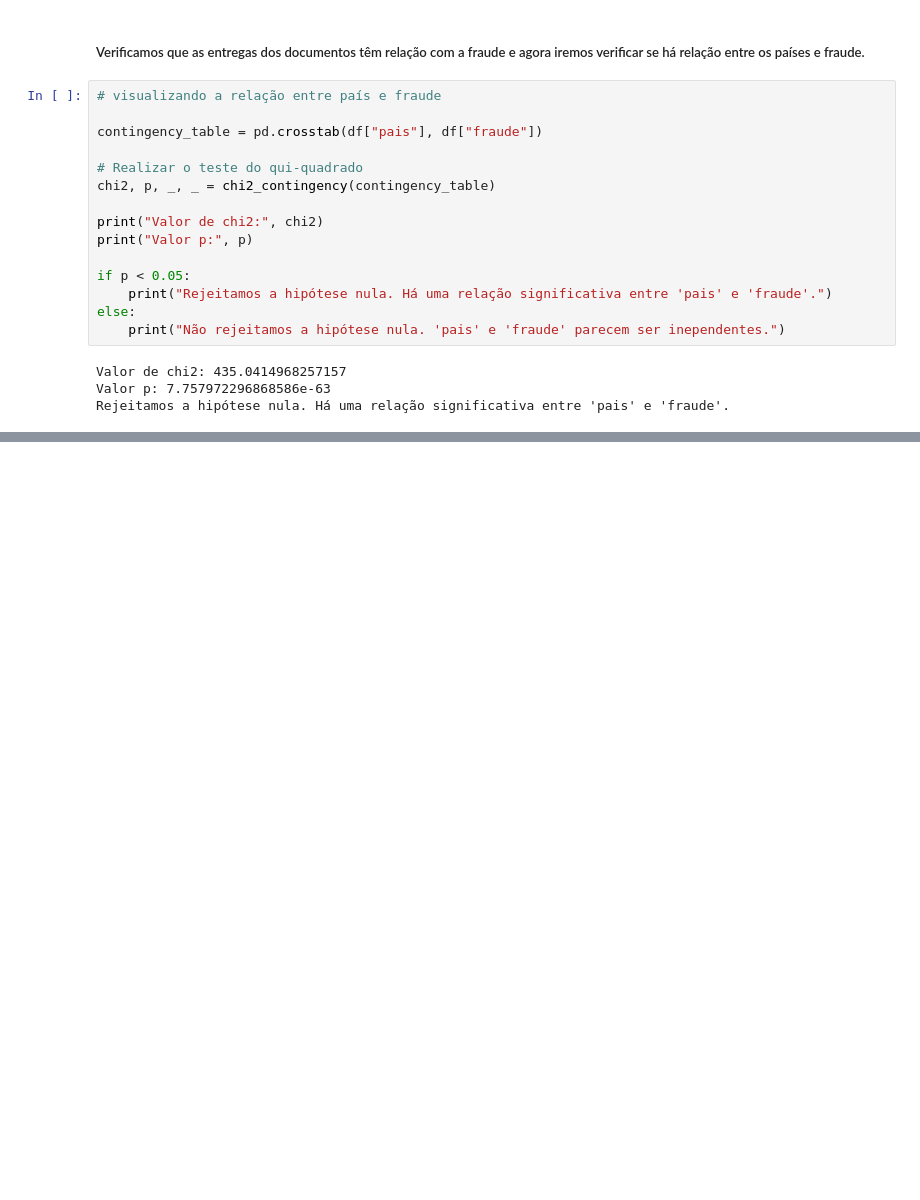
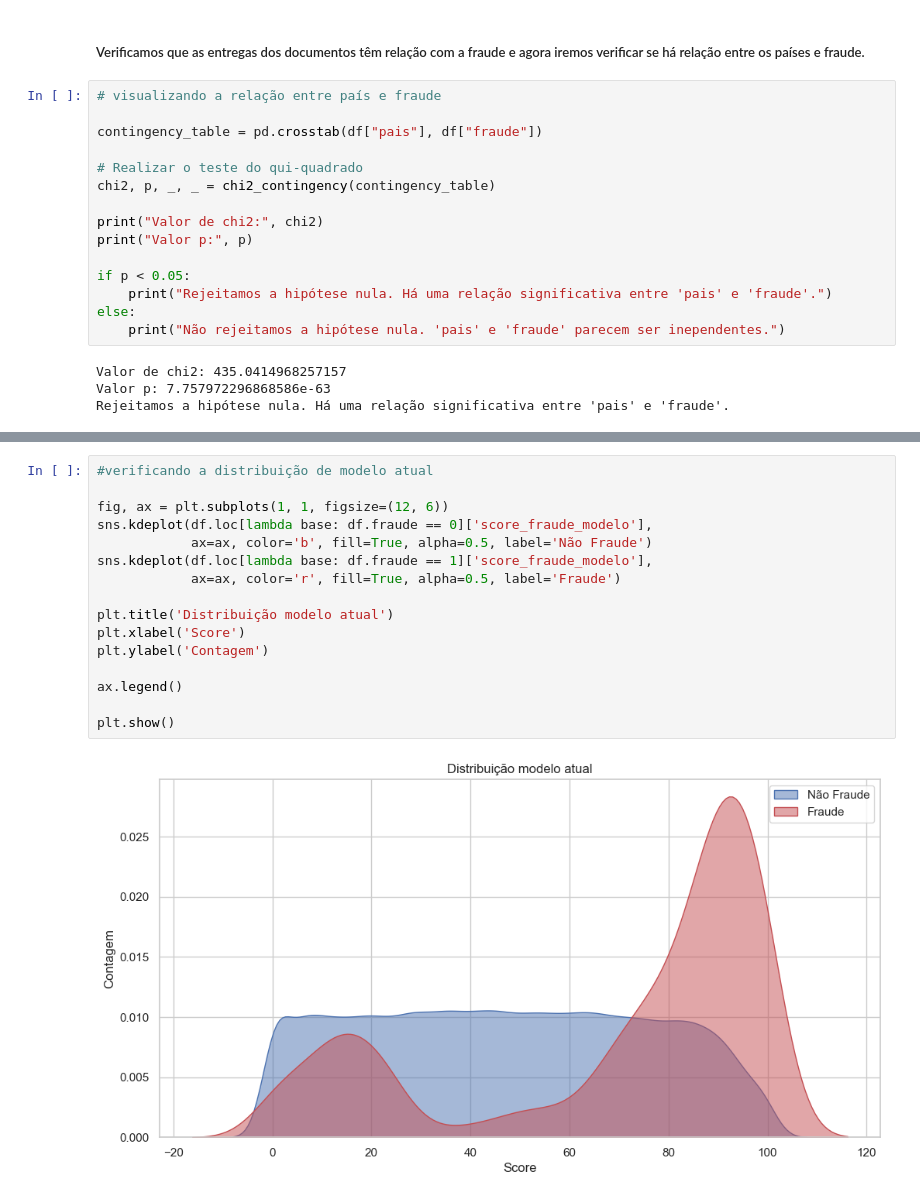
Before and after one commit to Bredariolcaroline/Data-analysis-and-data-science, a Jupyter notebook: case_fraude_PED.ipynb, the cells around one changed output, grey strips where cells are left out. Drawn from its saved outputs; the diff is of its cells as text; blank space fills up the shorter version.

```diff
--- a/case_fraude_PED.ipynb
+++ b/case_fraude_PED.ipynb
@@ -613,0 +650,18 @@ Rejeitamos a hipótese nula. Há uma relação significativa entre 'pais' e 'fra
+# %%
+#verificando a distribuição de modelo atual
+
+fig, ax = plt.subplots(1, 1, figsize=(12, 6))
+sns.kdeplot(df.loc[lambda base: df.fraude == 0]['score_fraude_modelo'],
+            ax=ax, color='b', fill=True, alpha=0.5, label='Não Fraude')
+sns.kdeplot(df.loc[lambda base: df.fraude == 1]['score_fraude_modelo'],
+            ax=ax, color='r', fill=True, alpha=0.5, label='Fraude')
+
+plt.title('Distribuição modelo atual')
+plt.xlabel('Score')
+plt.ylabel('Contagem')
+
+ax.legend()
+
+plt.show()
+# %% [output]
+[figure, added]
```
Also changed, not shown: parts of 8 cells of this notebook.
